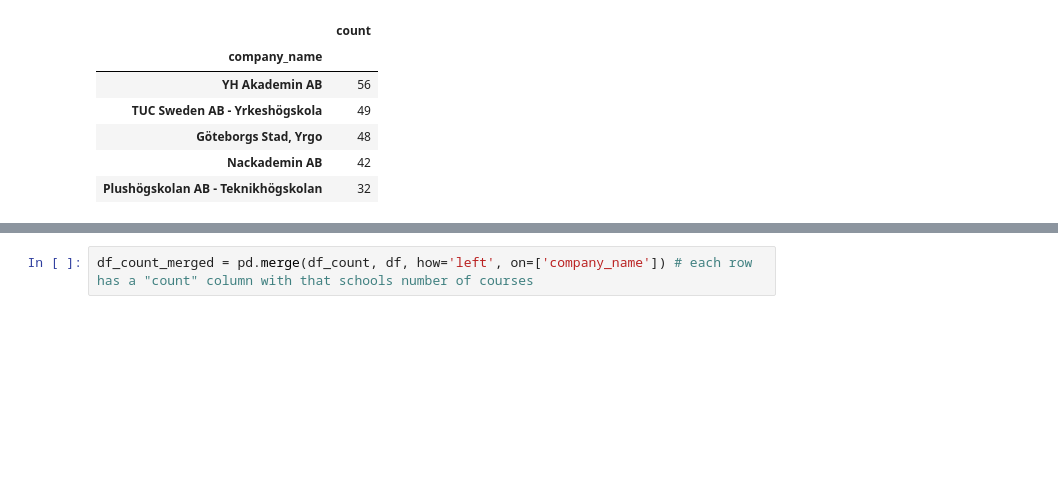
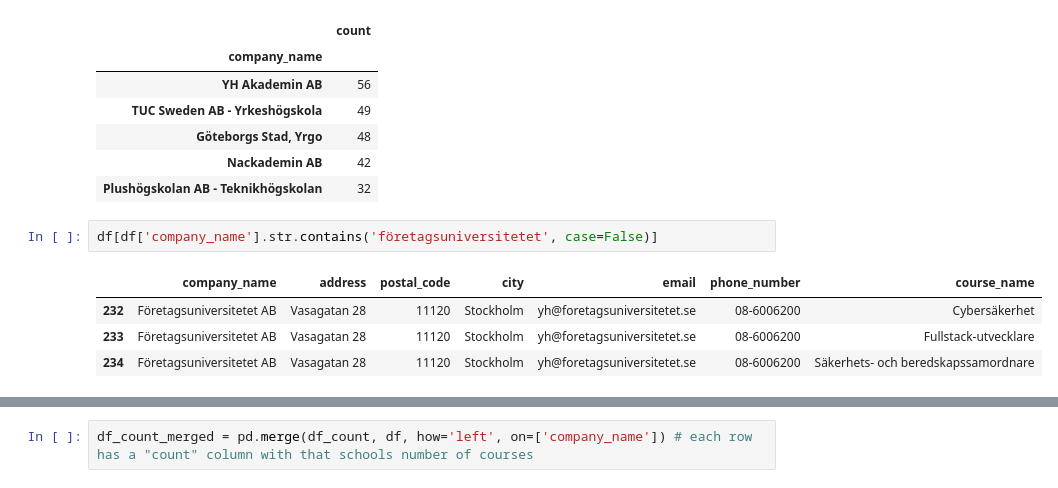
Before and after one commit to DaDrummerthe1st/list_of_yrkeshogskolor, a Jupyter notebook: parse_myh_db_dump.ipynb, the cells around one changed output, grey strips where cells are left out. Saved outputs shown, nothing was run; the diff lists cells and outputs as text; blank space fills up the shorter version.

```diff
--- a/parse_myh_db_dump.ipynb
+++ b/parse_myh_db_dump.ipynb
@@ -28,3 +126,10 @@ dtype: int64
 | Göteborgs Stad, Yrgo | 48 |
 | Nackademin AB | 42 |
 | Plushögskolan AB - Teknikhögskolan | 32 |
+# %%
+df[df['company_name'].str.contains('företagsuniversitetet', case=False)]
+# %% [output]
+|  | company_name | address | postal_code | city | email | phone_number | course_name |
+| 232 | Företagsuniversitetet AB | Vasagatan 28 | 11120 | Stockholm | yh@foretagsuniversitetet.se | 08-6006200 | Cybersäkerhet |
+| 233 | Företagsuniversitetet AB | Vasagatan 28 | 11120 | Stockholm | yh@foretagsuniversitetet.se | 08-6006200 | Fullstack-utvecklare |
+| 234 | Företagsuniversitetet AB | Vasagatan 28 | 11120 | Stockholm | yh@foretagsuniversitetet.se | 08-6006200 | Säkerhets- och beredskapssamordnare |
```
Also changed, not shown: parts of 15 cells of this notebook, 1 other file.
